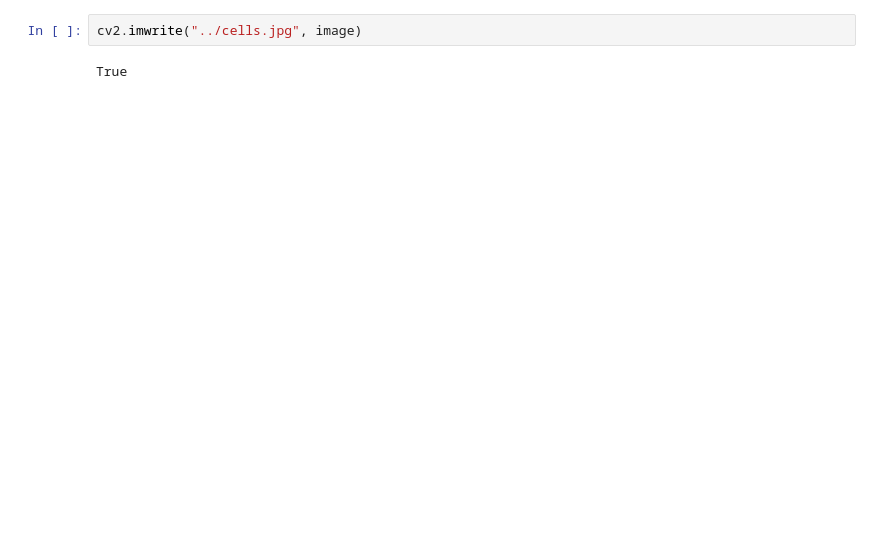
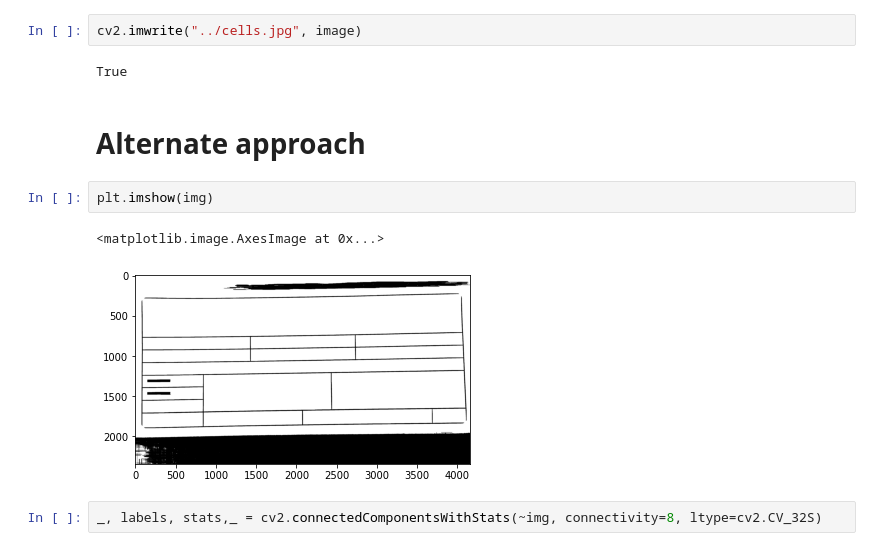
Before and after one commit to YogeshUpdhyay/OCR, a Jupyter notebook: eda/cell.ipynb, the cells around one changed output. Cells and saved outputs as stored; diff of their text form; blank space fills up the shorter version.

```diff
--- a/eda/cell.ipynb
+++ b/eda/cell.ipynb
@@ -128,3 +142,12 @@ plt.imshow(image)
 cv2.imwrite("../cells.jpg", image)
 # %% [output]
 True
+# %% [markdown]
+# Alternate approach
+# %%
+plt.imshow(img)
+# %% [output]
+<matplotlib.image.AxesImage at 0x...>
+[figure, added]
+# %%
+_, labels, stats,_ = cv2.connectedComponentsWithStats(~img, connectivity=8, ltype=cv2.CV_32S)
```
Also changed, not shown: parts of 6 cells of this notebook, 2 other files.
